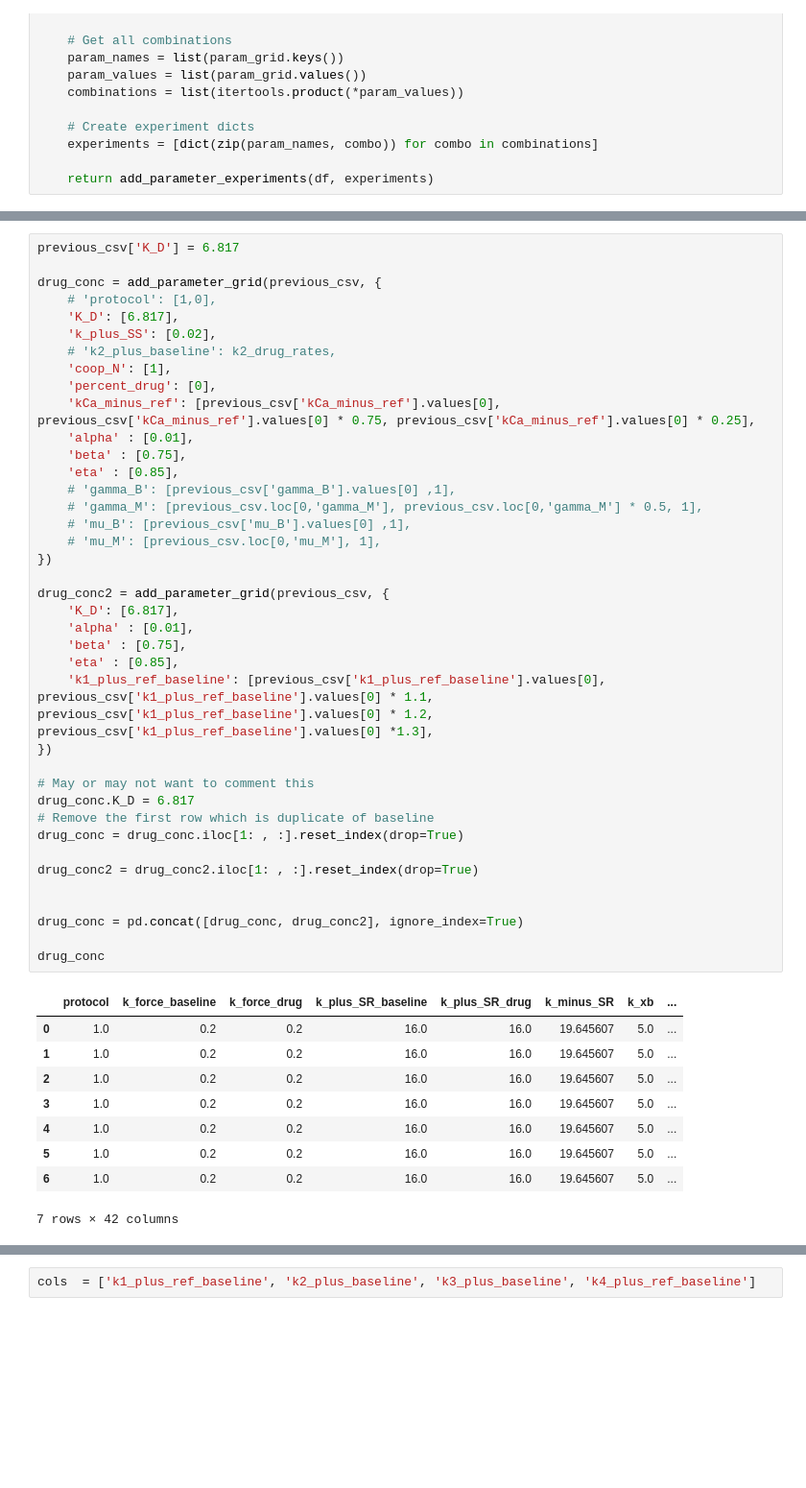
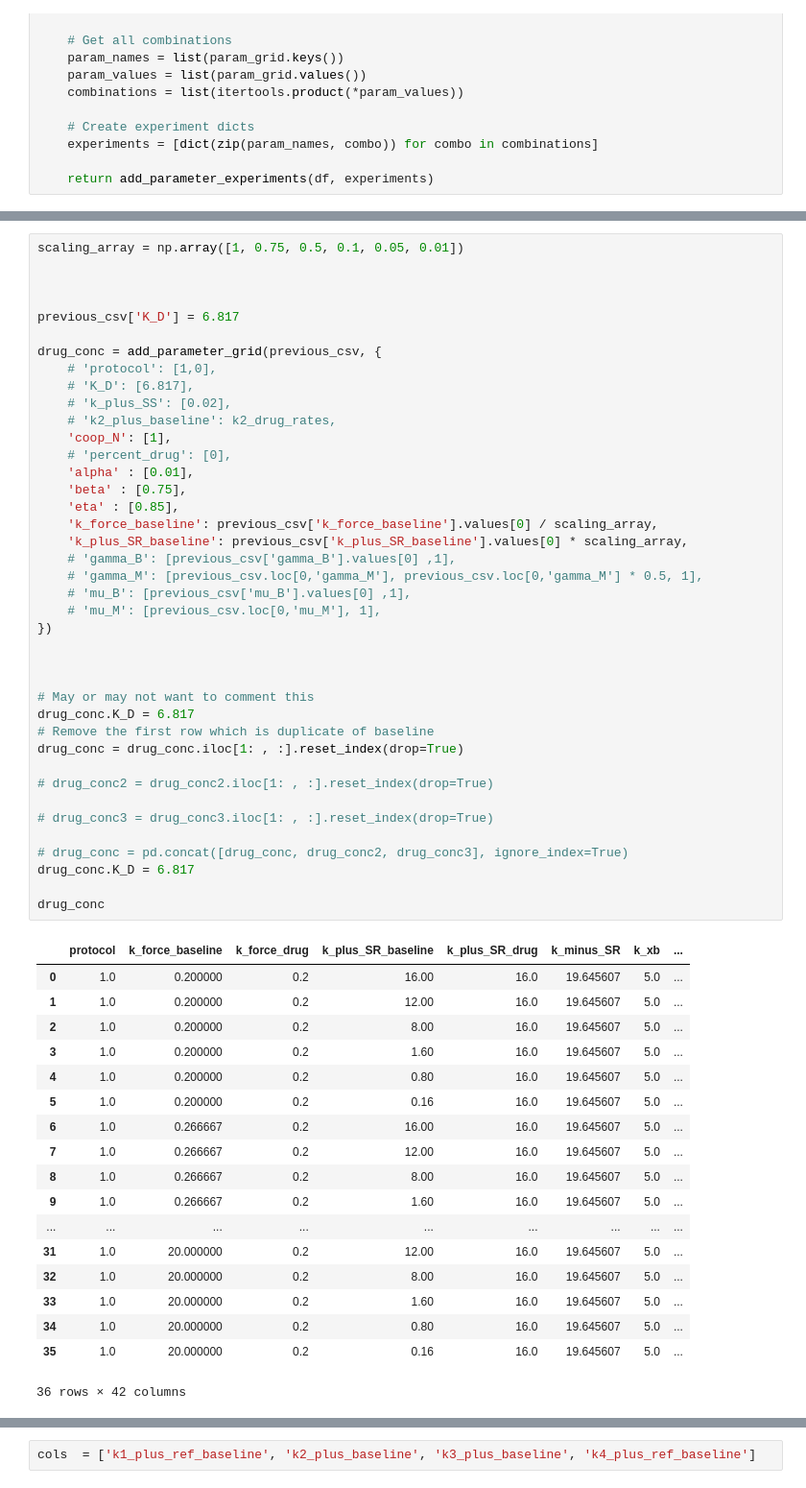
Before and after one commit to marcushock/dATP_multiscale_modeling, a Jupyter notebook: Misc_notebooks/parameter_input_generator.ipynb, the cells around one changed output, grey strips where cells are left out. Shown at 96% size. Drawn from its saved outputs; the diff is of its cells as text; blank space fills up the shorter version.

```diff
--- a/Misc_notebooks/parameter_input_generator.ipynb
+++ b/Misc_notebooks/parameter_input_generator.ipynb
@@ -192,52 +196,62 @@ array([0.02366922, 0.01775192, 0.01183461, 0.00591731, 0.00118346])
 # %%
+scaling_array = np.array([1, 0.75, 0.5, 0.1, 0.05, 0.01])
+
+
+
 previous_csv['K_D'] = 6.817
 
 drug_conc = add_parameter_grid(previous_csv, {
     # 'protocol': [1,0],
-    'K_D': [6.817],
-    'k_plus_SS': [0.02],
+    # 'K_D': [6.817],
+    # 'k_plus_SS': [0.02],
     # 'k2_plus_baseline': k2_drug_rates,
     'coop_N': [1],
-    'percent_drug': [0],
-    'kCa_minus_ref': [previous_csv['kCa_minus_ref'].values[0], previous_csv['kCa_minus_ref'].values[0] * 0.75, previous_csv['kCa_minus_ref'].values[0] * 0.25],
+    # 'percent_drug': [0],
     'alpha' : [0.01],
     'beta' : [0.75],
     'eta' : [0.85],
+    'k_force_baseline': previous_csv['k_force_baseline'].values[0] / scaling_array,
+    'k_plus_SR_baseline': previous_csv['k_plus_SR_baseline'].values[0] * scaling_array,
     # 'gamma_B': [previous_csv['gamma_B'].values[0] ,1],
     # 'gamma_M': [previous_csv.loc[0,'gamma_M'], previous_csv.loc[0,'gamma_M'] * 0.5, 1],
     # 'mu_B': [previous_csv['mu_B'].values[0] ,1],
     # 'mu_M': [previous_csv.loc[0,'mu_M'], 1],
 })
 
-drug_conc2 = add_parameter_grid(previous_csv, {
-    'K_D': [6.817],
-    'alpha' : [0.01],
-    'beta' : [0.75],
-    'eta' : [0.85],
-    'k1_plus_ref_baseline': [previous_csv['k1_plus_ref_baseline'].values[0], previous_csv['k1_plus_ref_baseline'].values[0] * 1.1, previous_csv['k1_plus_ref_baseline'].values[0] * 1.2, previous_csv['k1_plus_ref_baseline'].values[0] *1.3],
-})
+
 
 # May or may not want to comment this
 drug_conc.K_D = 6.817
 # Remove the first row which is duplicate of baseline
 drug_conc = drug_conc.iloc[1: , :].reset_index(drop=True)
 
-drug_conc2 = drug_conc2.iloc[1: , :].reset_index(drop=True)
+# drug_conc2 = drug_conc2.iloc[1: , :].reset_index(drop=True)
 
+# drug_conc3 = drug_conc3.iloc[1: , :].reset_index(drop=True)
 
-drug_conc = pd.concat([drug_conc, drug_conc2], ignore_index=True)
+# drug_conc = pd.concat([drug_conc, drug_conc2, drug_conc3], ignore_index=True)
+drug_conc.K_D = 6.817
 
 drug_conc
 # %% [output]
 |  | protocol | k_force_baseline | k_force_drug | k_plus_SR_baseline | k_plus_SR_drug | k_minus_SR | k_xb | ... |
-| 0 | 1.0 | 0.2 | 0.2 | 16.0 | 16.0 | 19.645607 | 5.0 | ... |
-| 1 | 1.0 | 0.2 | 0.2 | 16.0 | 16.0 | 19.645607 | 5.0 | ... |
-| 2 | 1.0 | 0.2 | 0.2 | 16.0 | 16.0 | 19.645607 | 5.0 | ... |
-| 3 | 1.0 | 0.2 | 0.2 | 16.0 | 16.0 | 19.645607 | 5.0 | ... |
-| 4 | 1.0 | 0.2 | 0.2 | 16.0 | 16.0 | 19.645607 | 5.0 | ... |
-| 5 | 1.0 | 0.2 | 0.2 | 16.0 | 16.0 | 19.645607 | 5.0 | ... |
-| 6 | 1.0 | 0.2 | 0.2 | 16.0 | 16.0 | 19.645607 | 5.0 | ... |
+| 0 | 1.0 | 0.200000 | 0.2 | 16.00 | 16.0 | 19.645607 | 5.0 | ... |
+| 1 | 1.0 | 0.200000 | 0.2 | 12.00 | 16.0 | 19.645607 | 5.0 | ... |
+| 2 | 1.0 | 0.200000 | 0.2 | 8.00 | 16.0 | 19.645607 | 5.0 | ... |
+| 3 | 1.0 | 0.200000 | 0.2 | 1.60 | 16.0 | 19.645607 | 5.0 | ... |
+| 4 | 1.0 | 0.200000 | 0.2 | 0.80 | 16.0 | 19.645607 | 5.0 | ... |
+| 5 | 1.0 | 0.200000 | 0.2 | 0.16 | 16.0 | 19.645607 | 5.0 | ... |
+| 6 | 1.0 | 0.266667 | 0.2 | 16.00 | 16.0 | 19.645607 | 5.0 | ... |
+| 7 | 1.0 | 0.266667 | 0.2 | 12.00 | 16.0 | 19.645607 | 5.0 | ... |
+| 8 | 1.0 | 0.266667 | 0.2 | 8.00 | 16.0 | 19.645607 | 5.0 | ... |
+| 9 | 1.0 | 0.266667 | 0.2 | 1.60 | 16.0 | 19.645607 | 5.0 | ... |
+| ... | ... | ... | ... | ... | ... | ... | ... | ... |
+| 31 | 1.0 | 20.000000 | 0.2 | 12.00 | 16.0 | 19.645607 | 5.0 | ... |
+| 32 | 1.0 | 20.000000 | 0.2 | 8.00 | 16.0 | 19.645607 | 5.0 | ... |
+| 33 | 1.0 | 20.000000 | 0.2 | 1.60 | 16.0 | 19.645607 | 5.0 | ... |
+| 34 | 1.0 | 20.000000 | 0.2 | 0.80 | 16.0 | 19.645607 | 5.0 | ... |
+| 35 | 1.0 | 20.000000 | 0.2 | 0.16 | 16.0 | 19.645607 | 5.0 | ... |
-7 rows × 42 columns
+36 rows × 42 columns
 # %%
 if input("Want to save this? (y/n) ") == 'y':
     fname = input("Write the filename you want to save as (include the .csv extension): ")
```
Also changed, not shown: parts of 2 cells of this notebook, 1 other file.
